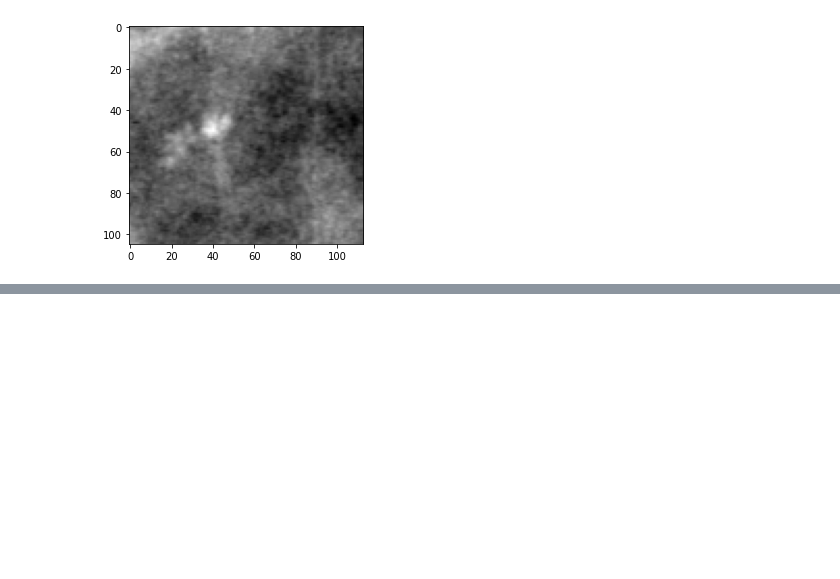
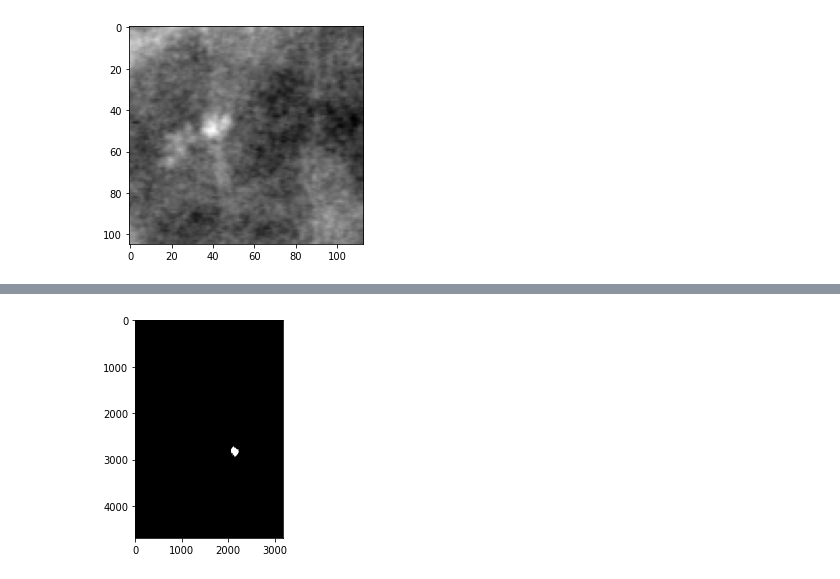
Before and after one commit to milou2764/xai-project, a Jupyter notebook: breast-cancer-images.ipynb, the cells around one changed output, grey strips where cells are left out. Drawn from its saved outputs; the diff is of its cells as text; code cells hidden in the pictures; blank space fills up the shorter version.

```diff
--- a/breast-cancer-images.ipynb
+++ b/breast-cancer-images.ipynb
@@ -63,0 +90,8 @@ for file in cropped_images.iloc[:10]:
+# %%
+ROI_mask_images = dicom_data[dicom_data.SeriesDescription == 'ROI mask images'].image_path
+print(ROI_mask_images.head())
+
+ROI_mask_images = ROI_mask_images.apply(lambda x: data_path + x)
+print(ROI_mask_images.head())
+
+print("files exists: ", ROI_mask_images.apply(lambda x: os.path.isfile(x)).all())
@@ -63,0 +112,7 @@ for file in cropped_images.iloc[:10]:
+# %%
+for file  in ROI_mask_images.iloc[:10]:
+    ROI_mask_images_show = Image.open(file)
+    gray_img= ROI_mask_images_show.convert("L")
+    plt.imshow(gray_img, cmap='gray')
+# %% [output]
+[figure, added]
```
Also changed, not shown: parts of 16 cells of this notebook.
